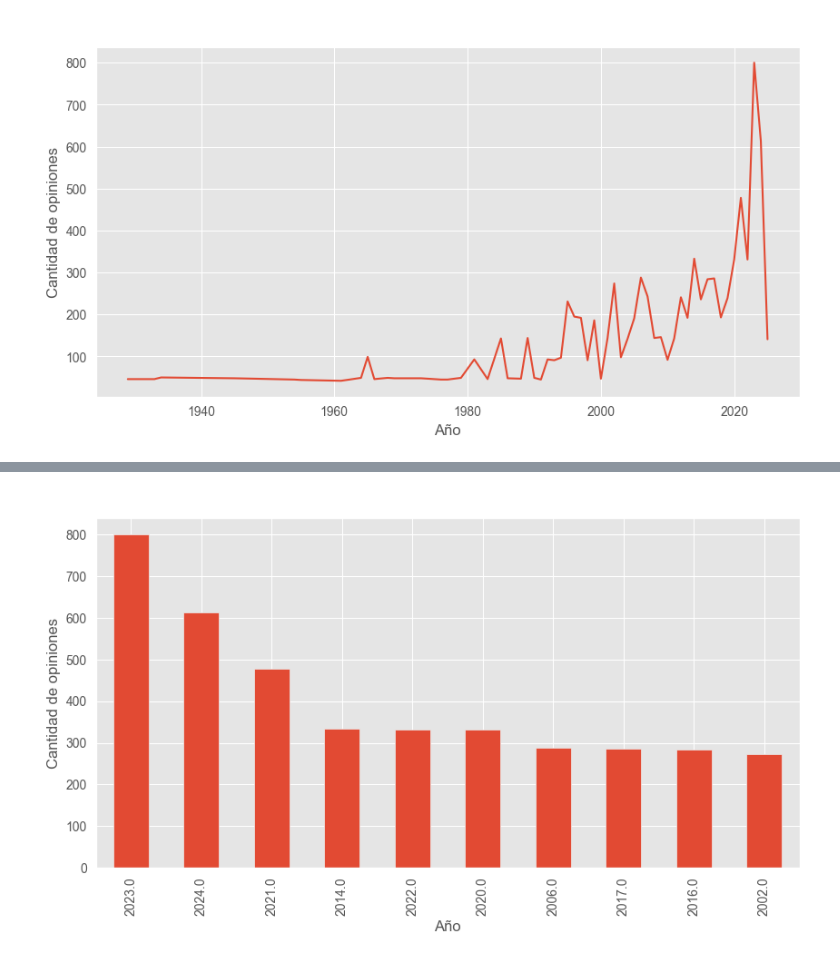
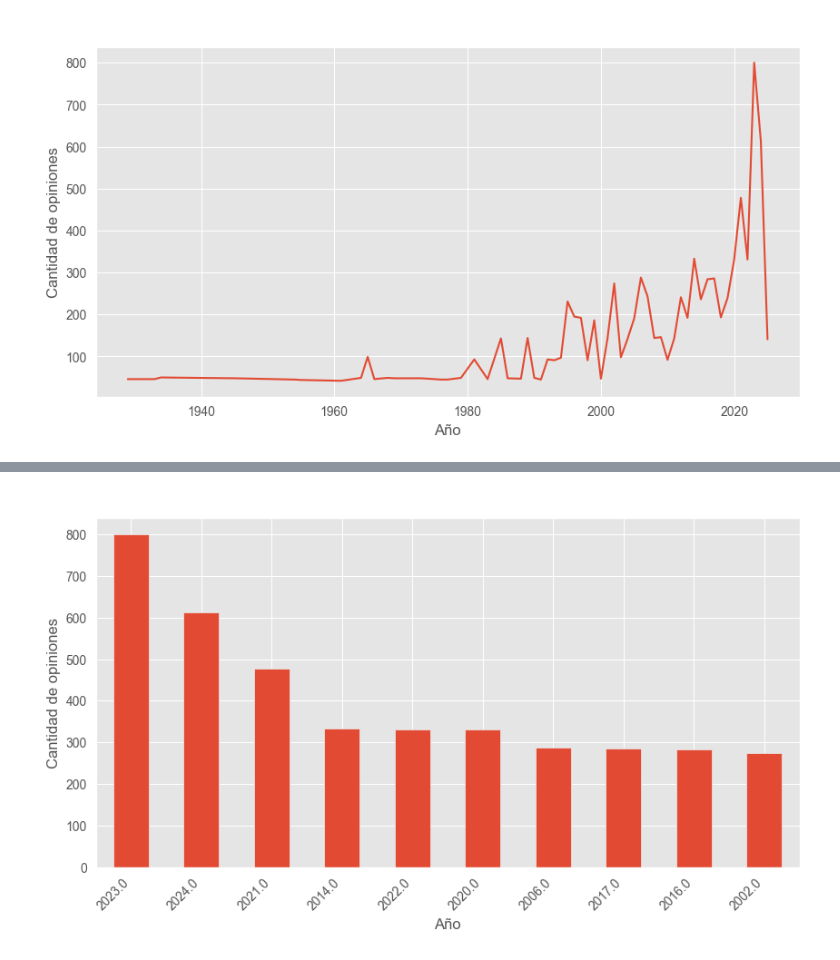
Before and after one commit to jfernandlg/TFG-analisis_dataset, a Jupyter notebook: main/notebooks/02_sentiment_analyzer.ipynb, the cells around one changed output, grey strips where cells are left out. Cells and saved outputs as stored; diff of their text form; code cells hidden in the pictures.

```diff
--- a/main/notebooks/02_sentiment_analyzer.ipynb
+++ b/main/notebooks/02_sentiment_analyzer.ipynb
@@ -189,12 +220,13 @@ plt.show()
 # %%
 top_year_by_sentiment = df.groupby('Year')['sentiment'].count().sort_values(ascending=False).head(10)
 
 top_year_by_sentiment.plot(kind="bar", figsize=(10, 5), title="Evolución de las opiniones publicadas por año")
 plt.xlabel("Año")
+plt.xticks(rotation=45, ha='right')
 plt.ylabel("Cantidad de opiniones")
 plt.show()
 # %% [output]
-[figure, old version]
+[figure, new version]
 # %%
 top_genres_positives = df.groupby('Genre').agg(
     sum_sentiment_positives=('sentiment', lambda x: (x == 1).sum()),
```
Also changed, not shown: parts of 25 cells of this notebook.
